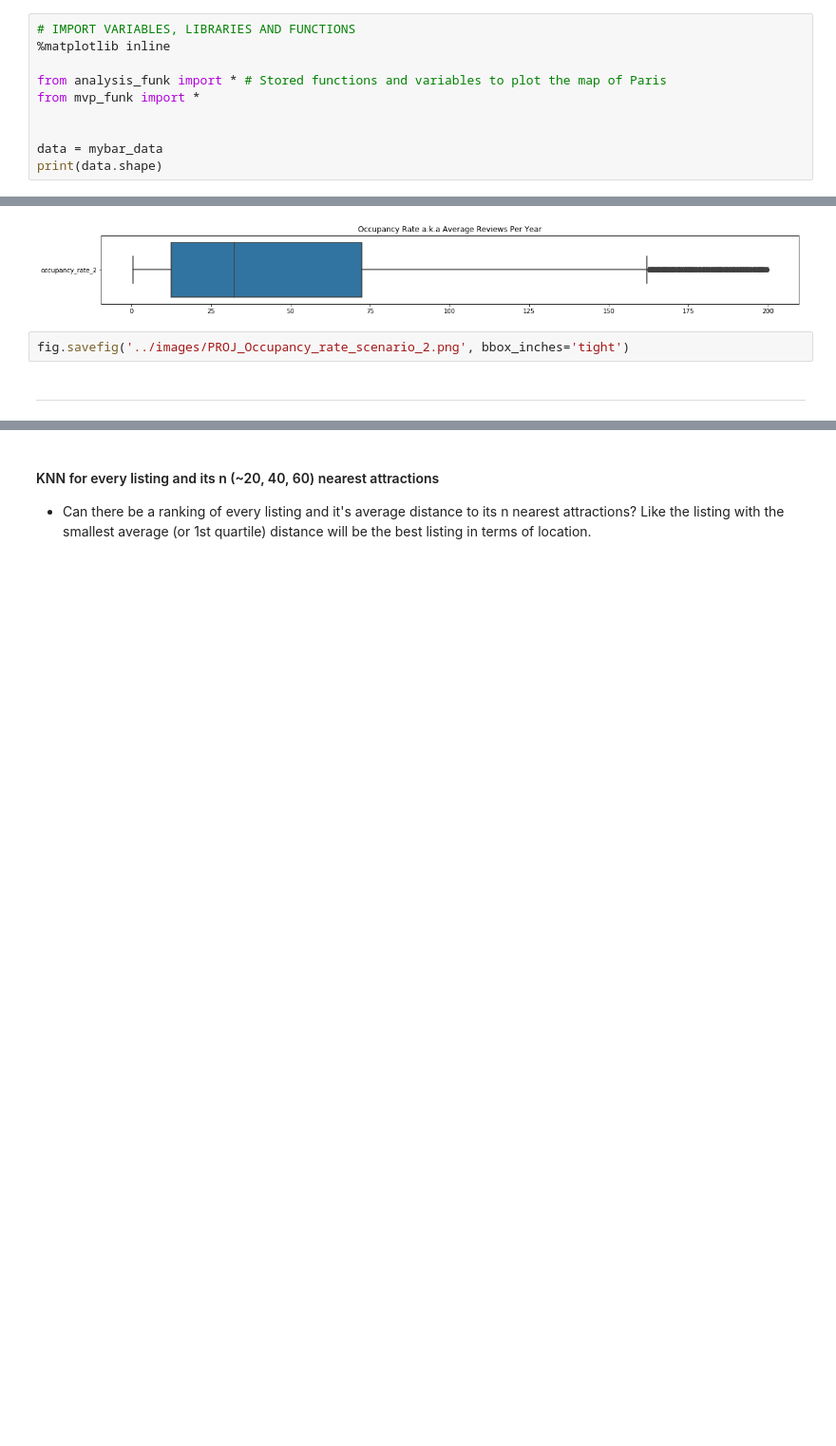
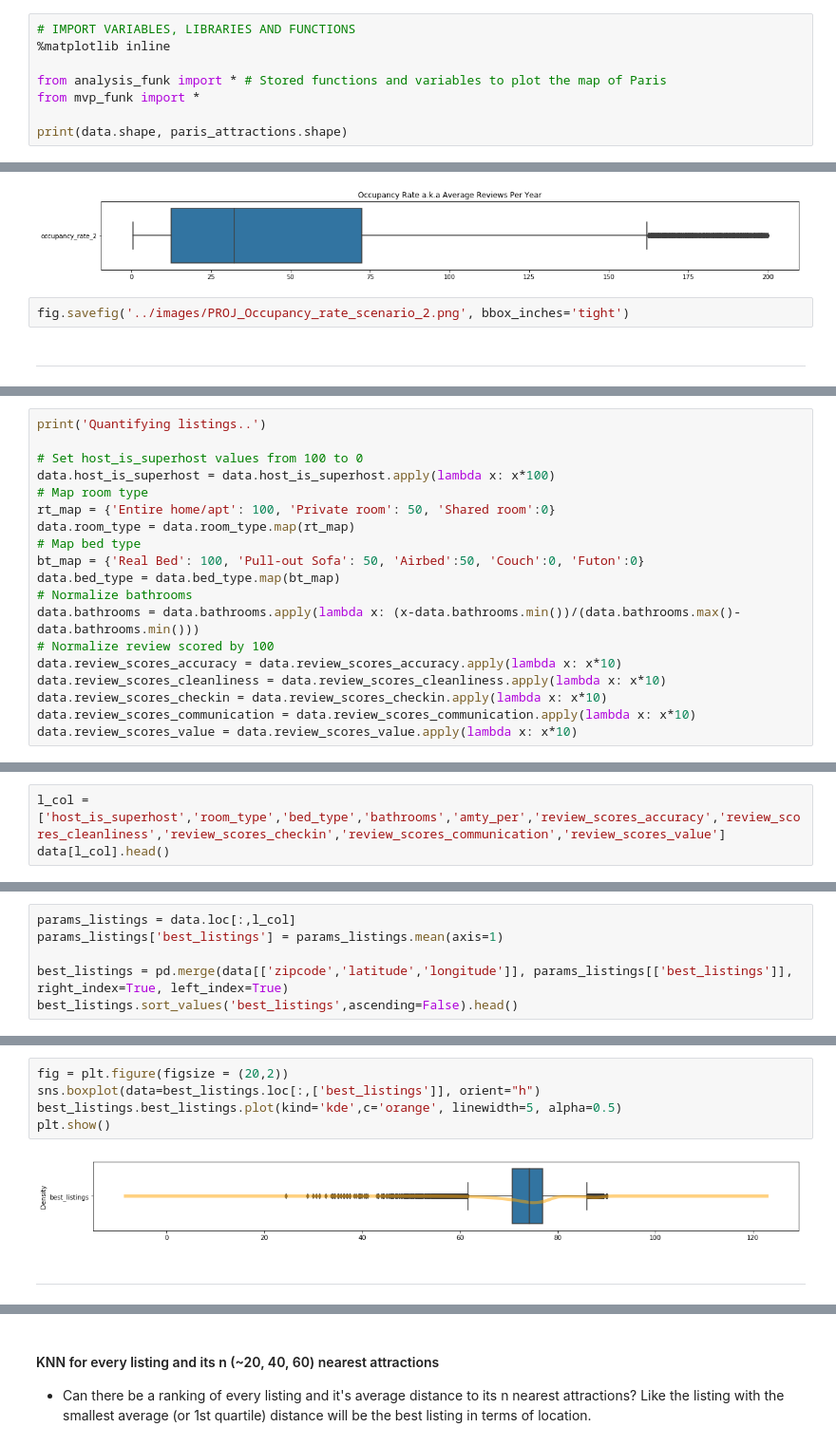
Before and after one commit to leegare/Airbnb-User-Preference-on-Listings, a Jupyter notebook: notebook/P4_Project.ipynb, the cells around one changed output, grey strips where cells are left out. Shown at 95% size. Saved outputs shown, nothing was run; the diff lists cells and outputs as text; blank space fills up the shorter version.

```diff
--- a/notebook/P4_Project.ipynb
+++ b/notebook/P4_Project.ipynb
@@ -5,7 +5,5 @@
 from analysis_funk import * # Stored functions and variables to plot the map of Paris
 from mvp_funk import *
 
-
-data = mybar_data
-print(data.shape)
+print(data.shape, paris_attractions.shape)
 # %% [output]
@@ -96,0 +100,19 @@ fig.savefig('../images/PROJ_Occupancy_rate_scenario_2.png', bbox_inches='tight')
+# %%
+print('Quantifying listings..')
+
+# Set host_is_superhost values from 100 to 0
+data.host_is_superhost = data.host_is_superhost.apply(lambda x: x*100)
+# Map room type
+rt_map = {'Entire home/apt': 100, 'Private room': 50, 'Shared room':0}
+data.room_type = data.room_type.map(rt_map)
+# Map bed type
+bt_map = {'Real Bed': 100, 'Pull-out Sofa': 50, 'Airbed':50, 'Couch':0, 'Futon':0}
+data.bed_type = data.bed_type.map(bt_map)
+# Normalize bathrooms
+data.bathrooms = data.bathrooms.apply(lambda x: (x-data.bathrooms.min())/(data.bathrooms.max()-data.bathrooms.min()))
+# Normalize review scored by 100
+data.review_scores_accuracy = data.review_scores_accuracy.apply(lambda x: x*10)
+data.review_scores_cleanliness = data.review_scores_cleanliness.apply(lambda x: x*10)
+data.review_scores_checkin = data.review_scores_checkin.apply(lambda x: x*10)
+data.review_scores_communication = data.review_scores_communication.apply(lambda x: x*10)
+data.review_scores_value = data.review_scores_value.apply(lambda x: x*10)
@@ -96,0 +121,3 @@ fig.savefig('../images/PROJ_Occupancy_rate_scenario_2.png', bbox_inches='tight')
+# %%
+l_col = ['host_is_superhost','room_type','bed_type','bathrooms','amty_per','review_scores_accuracy','review_scores_cleanliness','review_scores_checkin','review_scores_communication','review_scores_value']
+data[l_col].head()
@@ -96,0 +132,6 @@ fig.savefig('../images/PROJ_Occupancy_rate_scenario_2.png', bbox_inches='tight')
+# %%
+params_listings = data.loc[:,l_col]
+params_listings['best_listings'] = params_listings.mean(axis=1)
+
+best_listings = pd.merge(data[['zipcode','latitude','longitude']], params_listings[['best_listings']], right_index=True, left_index=True)
+best_listings.sort_values('best_listings',ascending=False).head()
@@ -96,0 +146,9 @@ fig.savefig('../images/PROJ_Occupancy_rate_scenario_2.png', bbox_inches='tight')
+# %%
+fig = plt.figure(figsize = (20,2))
+sns.boxplot(data=best_listings.loc[:,['best_listings']], orient="h")
+best_listings.best_listings.plot(kind='kde',c='orange', linewidth=5, alpha=0.5)
+plt.show()
+# %% [output]
+[figure, added]
+# %% [markdown]
+---
```
Also changed, not shown: parts of 24 cells of this notebook, 16 other files.
